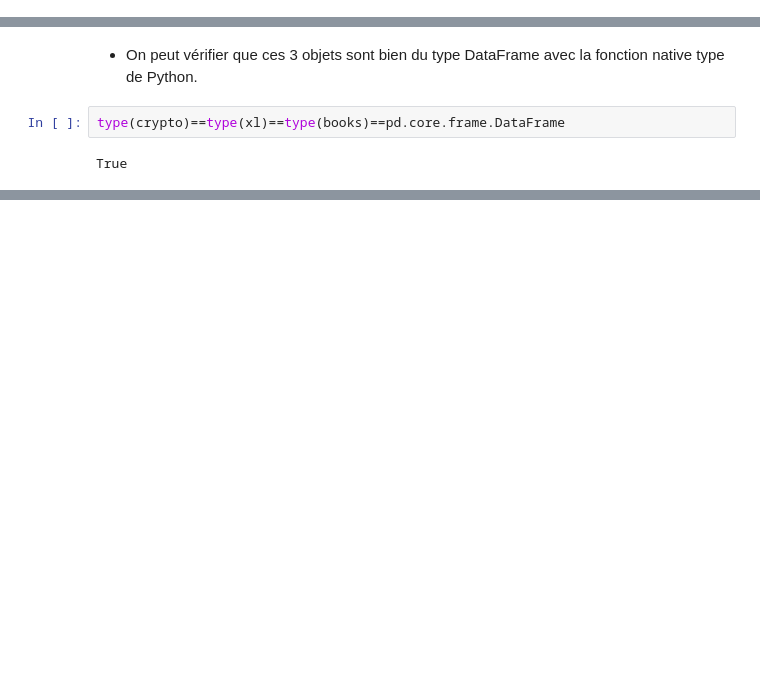
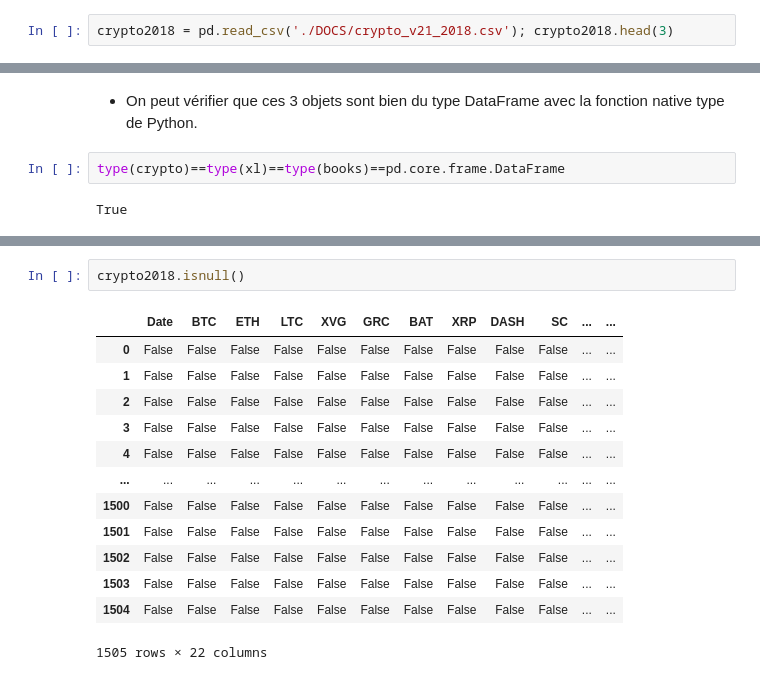
Before and after one commit to jeau-luc/python_panadas, a Jupyter notebook: Commande_pandas.ipynb, the cells around one changed output, grey strips where cells are left out. Saved outputs shown, nothing was run; the diff lists cells and outputs as text; blank space fills up the shorter version.

```diff
--- a/Commande_pandas.ipynb
+++ b/Commande_pandas.ipynb
@@ -882,3 +882,5 @@ Data columns (total 16 columns):
  15  Year                700 non-null    int64
 dtypes: datetime64[ns](1), float64(6), int64(4), object(5)
 memory usage: 87.6+ KB
+# %%
+crypto2018 = pd.read_csv('./DOCS/crypto_v21_2018.csv'); crypto2018.head(3)
@@ -890,0 +914,16 @@ True
+# %%
+crypto2018.isnull()
+# %% [output]
+|  | Date | BTC | ETH | LTC | XVG | GRC | BAT | XRP | DASH | SC | ... | ... |
+| 0 | False | False | False | False | False | False | False | False | False | False | ... | ... |
+| 1 | False | False | False | False | False | False | False | False | False | False | ... | ... |
+| 2 | False | False | False | False | False | False | False | False | False | False | ... | ... |
+| 3 | False | False | False | False | False | False | False | False | False | False | ... | ... |
+| 4 | False | False | False | False | False | False | False | False | False | False | ... | ... |
+| ... | ... | ... | ... | ... | ... | ... | ... | ... | ... | ... | ... | ... |
+| 1500 | False | False | False | False | False | False | False | False | False | False | ... | ... |
+| 1501 | False | False | False | False | False | False | False | False | False | False | ... | ... |
+| 1502 | False | False | False | False | False | False | False | False | False | False | ... | ... |
+| 1503 | False | False | False | False | False | False | False | False | False | False | ... | ... |
+| 1504 | False | False | False | False | False | False | False | False | False | False | ... | ... |
+1505 rows × 22 columns
```
Also changed, not shown: parts of 20 cells of this notebook.
